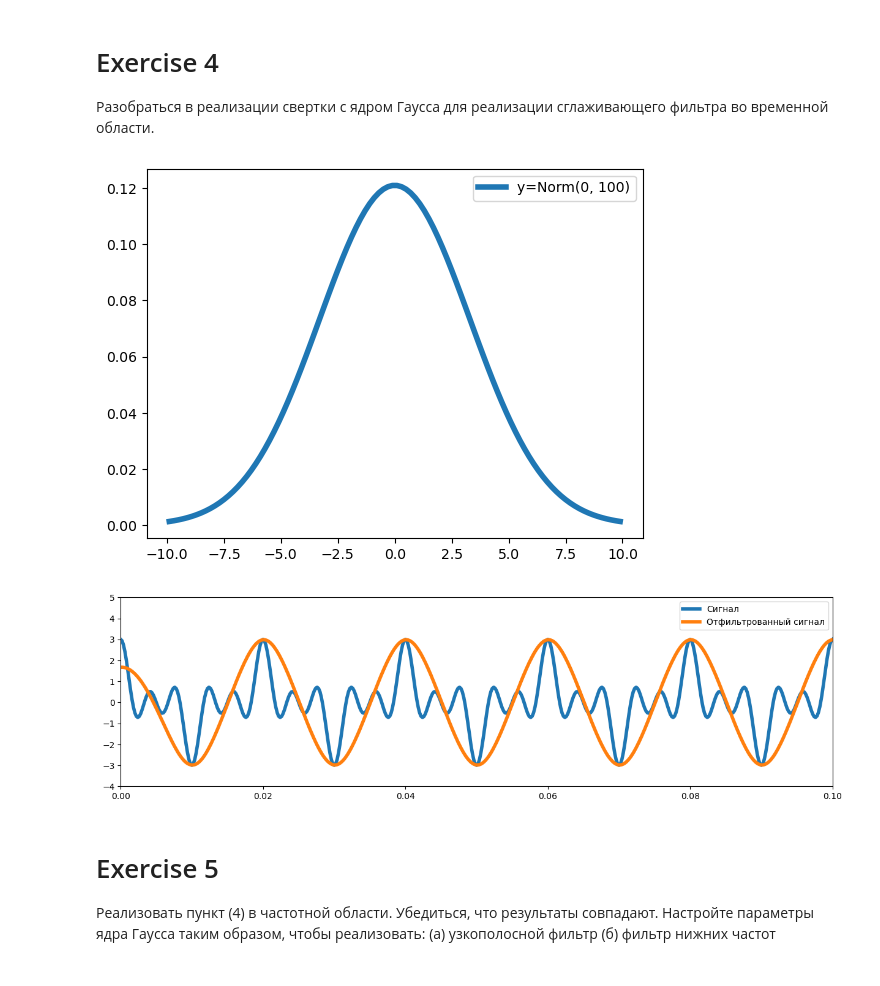
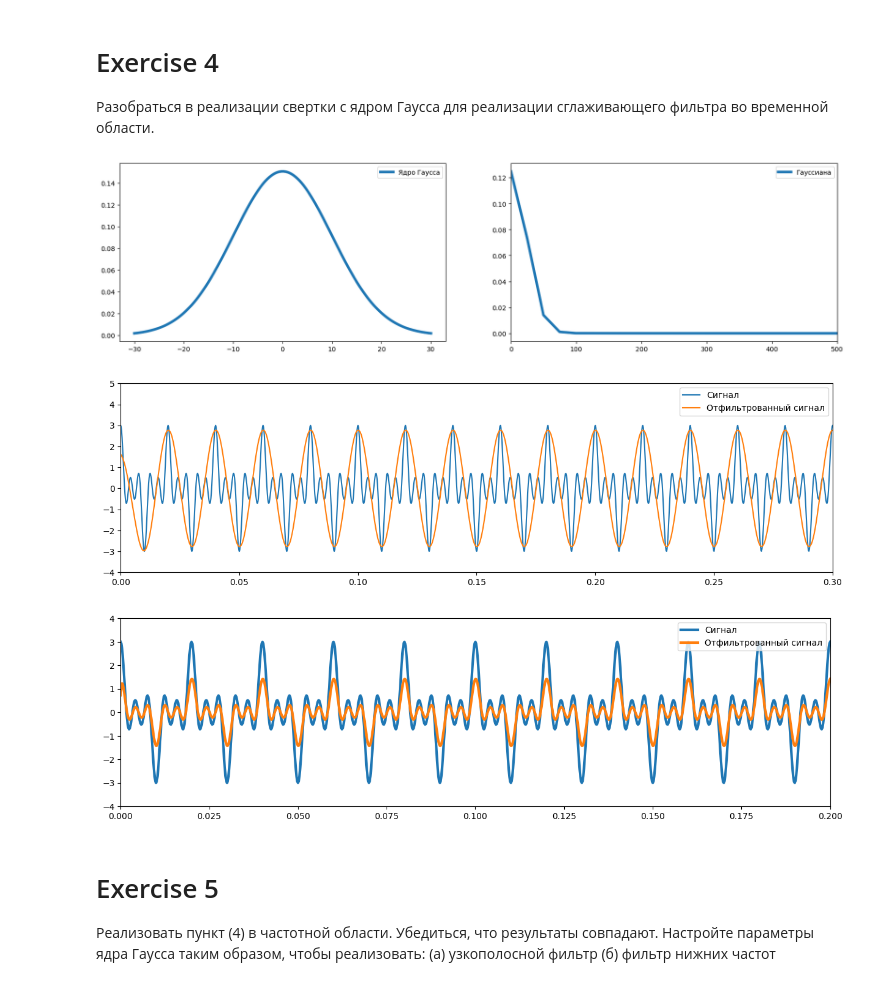
Before and after one commit to MegaSear/Digital-signal-processing, a Jupyter notebook: laba5.ipynb, the cells around one changed output. Drawn from its saved outputs; the diff is of its cells as text; code cells hidden in the pictures.

```diff
--- a/laba5.ipynb
+++ b/laba5.ipynb
@@ -153,18 +153,56 @@ plt.show()
 # %%
 def gaussian_kernel(sigma, size):
     x = np.linspace(-3 * sigma, 3 * sigma, size)
     y = (1 / (np.sqrt(2 * np.pi) * sigma)) * np.exp(-(x**2) / (2 * sigma**2))
-    return x, y #/np.sum((np.abs(y))) #/ np.sqrt(np.sum((np.abs(y))**2))
+    y /= np.sqrt(np.sum(y**2))
+    return x, y
 
-# Создание ядра Гаусса для сглаживания
-gaussian_size = 3.3
-gaussian_sigma = 100
-x_gaussian, y_gaussian = gaussian_kernel(gaussian_size, gaussian_sigma)
-plt.plot(x_gaussian, y_gaussian, linewidth=4)
-plt.legend([f'y=Norm(0, {gaussian_sigma})'])
+n = 150
+sigma = 10
+x_gaussian, y_gaussian = gaussian_kernel(sigma, n)
+fig, axs = plt.subplots(1, 2, figsize=(20, 5))
+axs[0].plot(x_gaussian, y_gaussian, linewidth=4)
+axs[0].legend(['Ядро Гаусса'])
+
+freq_gauss = np.fft.rfftfreq(n, d=(x_gaussian[1]-x_gaussian[0]))
+yff_gauss = np.fft.rfft(y_gaussian)
+axs[1].plot(freq_gauss*n*sigma, np.abs(yff_gauss) / n * 2, linewidth=4)
+axs[1].legend(['Гауссиана'])
+axs[1].set_xlim([0, 500])
 plt.show()
 # %% [output]
-[figure, old version]
+[figure, new version]
+# %%
+def cos_signal(t, f, A=1):
+    '''
+    Функция возвращает значение косинусоидального сигнала в заданный момент времени t.
+    t - время, f - список частот сигнала, A - амплитуда сигнала.
+    '''
+    y = 0
+    for i in f:
+        w = 2 * np.pi * i
+        y += A * np.cos(w * t)
+    return y
+
+num_cos = 5000  # количество отсчетов
+f = [50, 150, 250]
+
+# создание сигнала
+t_cos = np.linspace(0, 1, num_cos)
+y_cos = cos_signal(t_cos, f)
+
+# свертка
+filtered_1_ = np.convolve(y_cos, y_gaussian, mode='same')
+
+plt.figure(figsize=(15,4))
+plt.plot(t_cos, y_cos, label="Сигнал")
+plt.plot(t_cos, filtered_1_, label="Отфильтрованный сигнал")
+plt.xlim(0, 0.3)
+plt.ylim(-4, 5)
+plt.legend()
+plt.show()
+# %% [output]
+[figure, added]
 # %%
 def cos_signal(t, freqs, A=1):
     '''
@@ -186,14 +224,14 @@ smoothed_signal = np.convolve(y_cos, y_gaussian, mode='same')
 
 plt.figure(figsize=(15,4))
 
-plt.plot(t_cos, y_cos, label="Сигнал", linewidth=4)
-plt.plot(t_cos, smoothed_signal, label="Отфильтрованный сигнал", linewidth=4)
-plt.xlim(0, 0.1)
-plt.ylim(-4, 5)
+plt.plot(t_cos, y_cos, label="Сигнал", linewidth=3)
+plt.plot(t_cos, smoothed_signal, label="Отфильтрованный сигнал", linewidth=3)
+plt.xlim(0, 0.2)
+plt.ylim(-4, 4)
 plt.legend()
 plt.show()
 # %% [output]
-[figure, old version]
+[figure, new version]
 # %% [markdown]
 # Exercise 5
 Реализовать пункт (4) в частотной области. Убедиться, что результаты совпадают.
```
Also changed, not shown: parts of 1 cell of this notebook.
